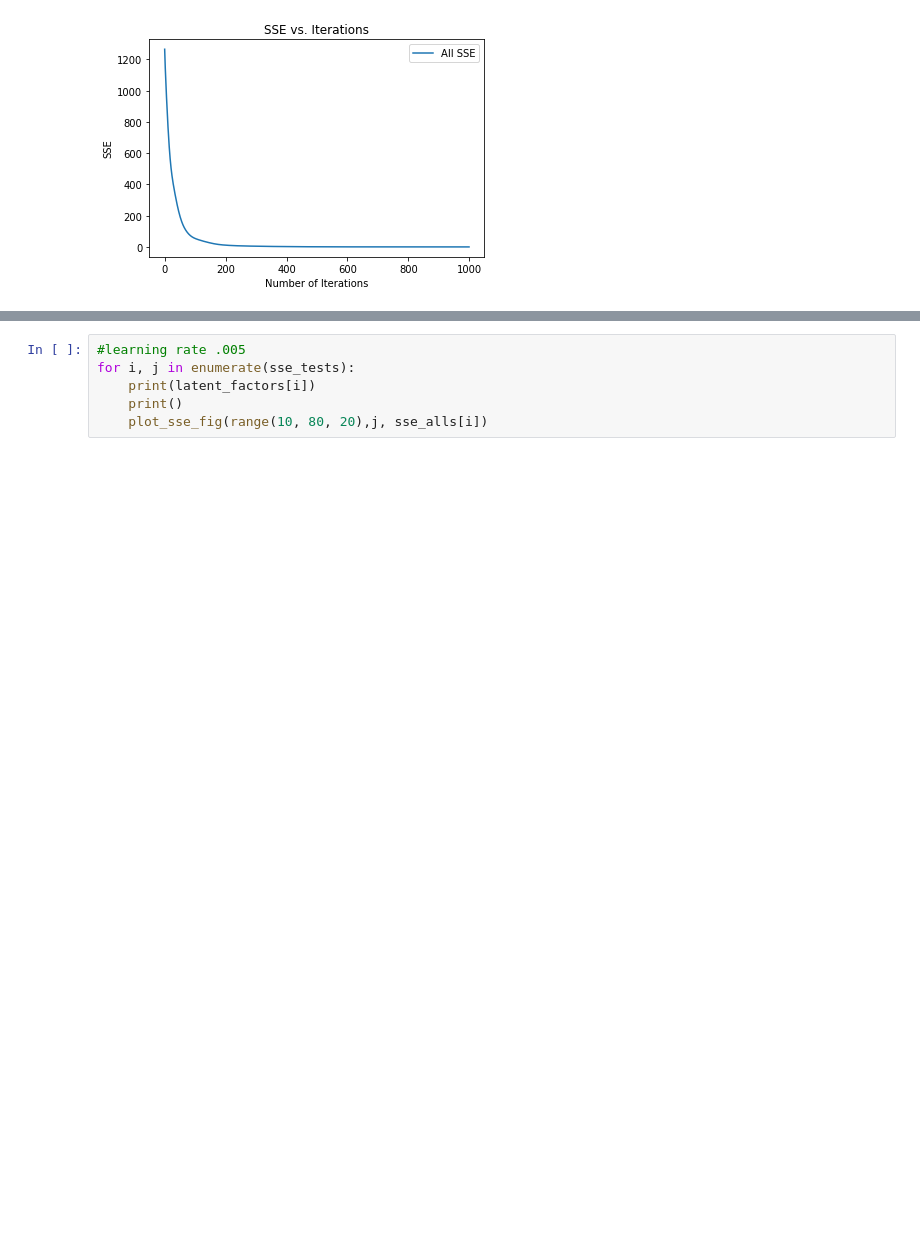
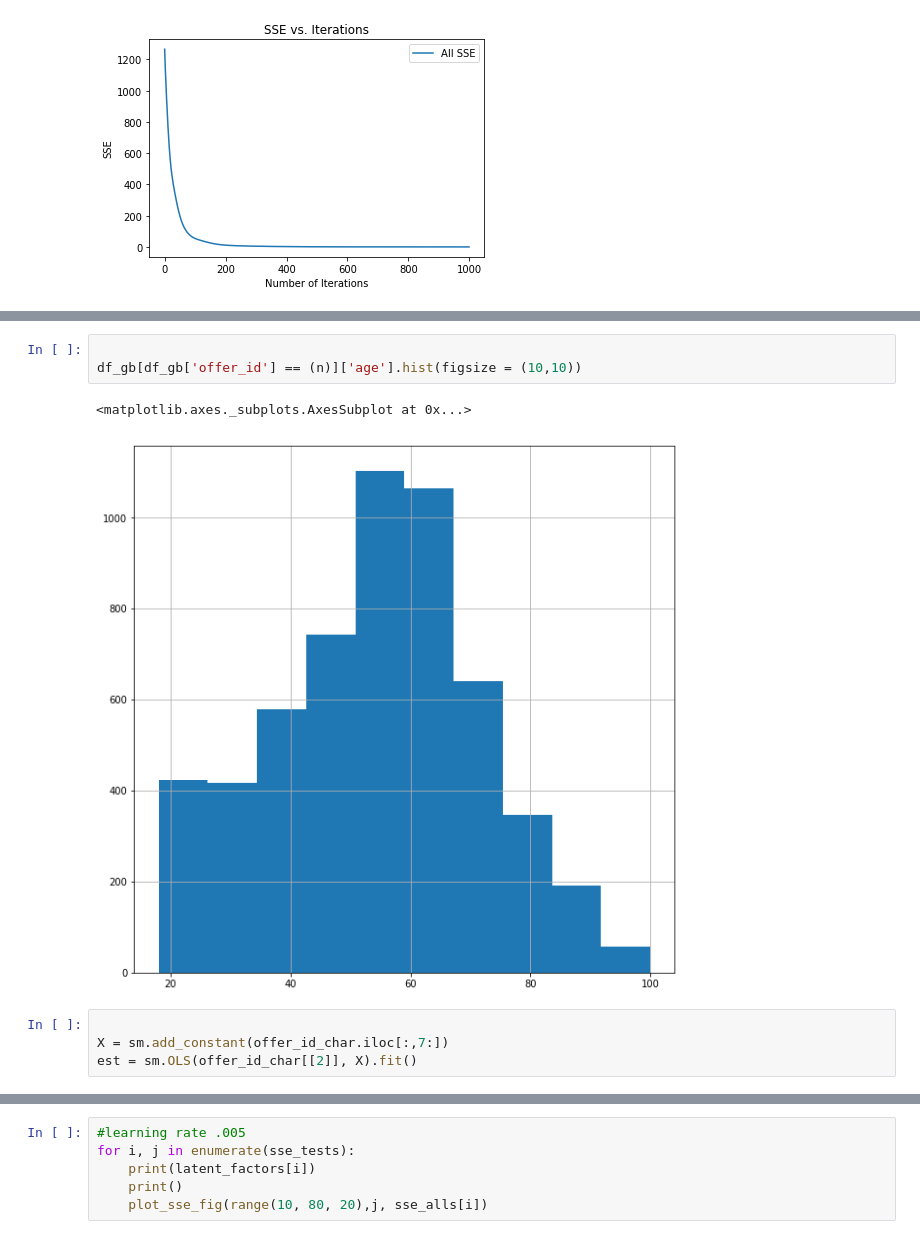
Before and after one commit to madkehl/Capstone, a Jupyter notebook: Starbucks Capstone .ipynb, the cells around one changed output, grey strips where cells are left out. Saved outputs shown, nothing was run; the diff lists cells and outputs as text; blank space fills up the shorter version.

```diff
--- a/Starbucks Capstone .ipynb
+++ b/Starbucks Capstone .ipynb
@@ -983,0 +993,10 @@ df_gb.columns
+# %%
+
+df_gb[df_gb['offer_id'] == (n)]['age'].hist(figsize = (10,10))
+# %% [output]
+<matplotlib.axes._subplots.AxesSubplot at 0x...>
+[figure, added]
+# %%
+
+X = sm.add_constant(offer_id_char.iloc[:,7:])
+est = sm.OLS(offer_id_char[[2]], X).fit()
```
Also changed, not shown: parts of 21 cells of this notebook, 1 other file.
